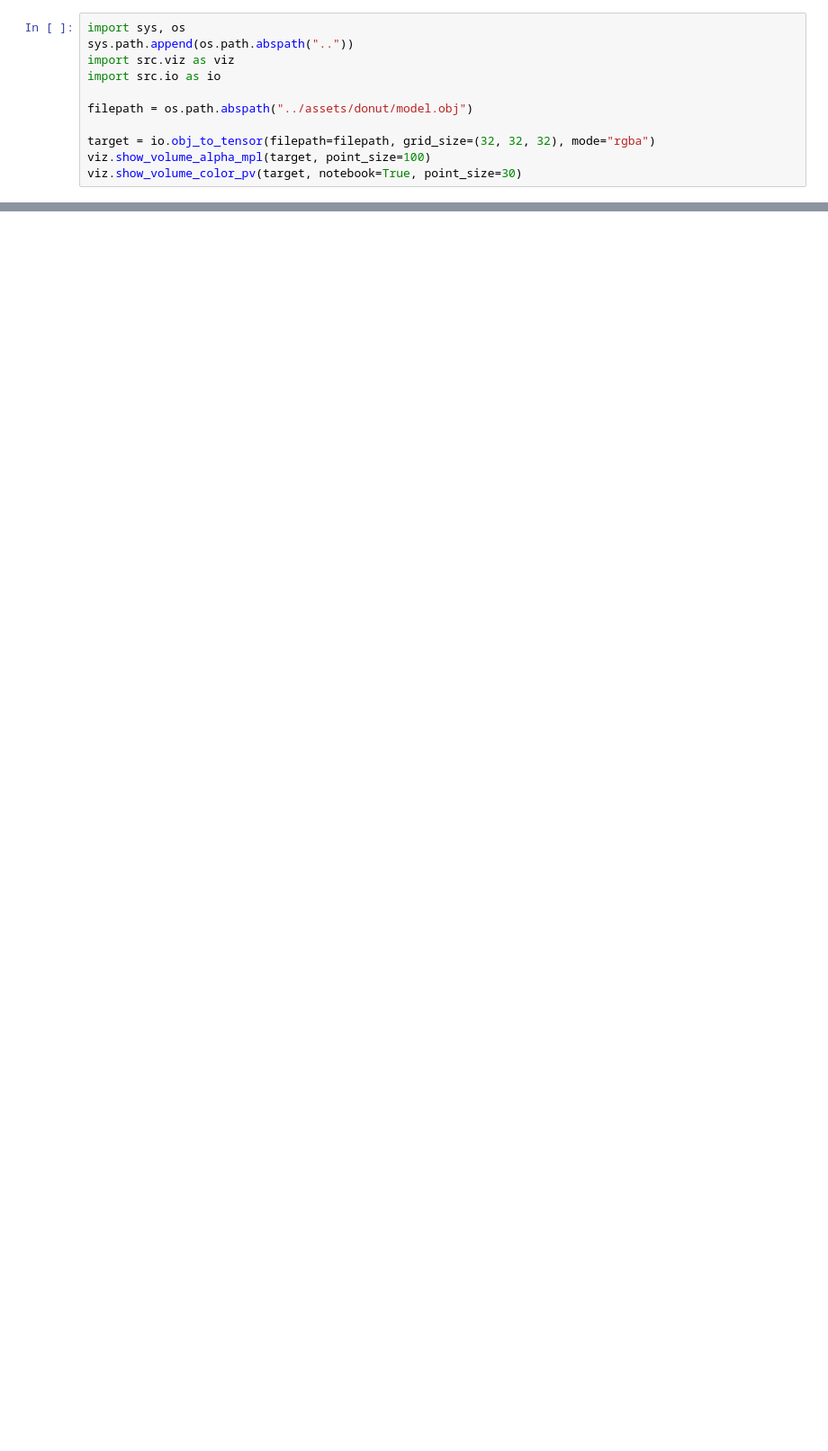
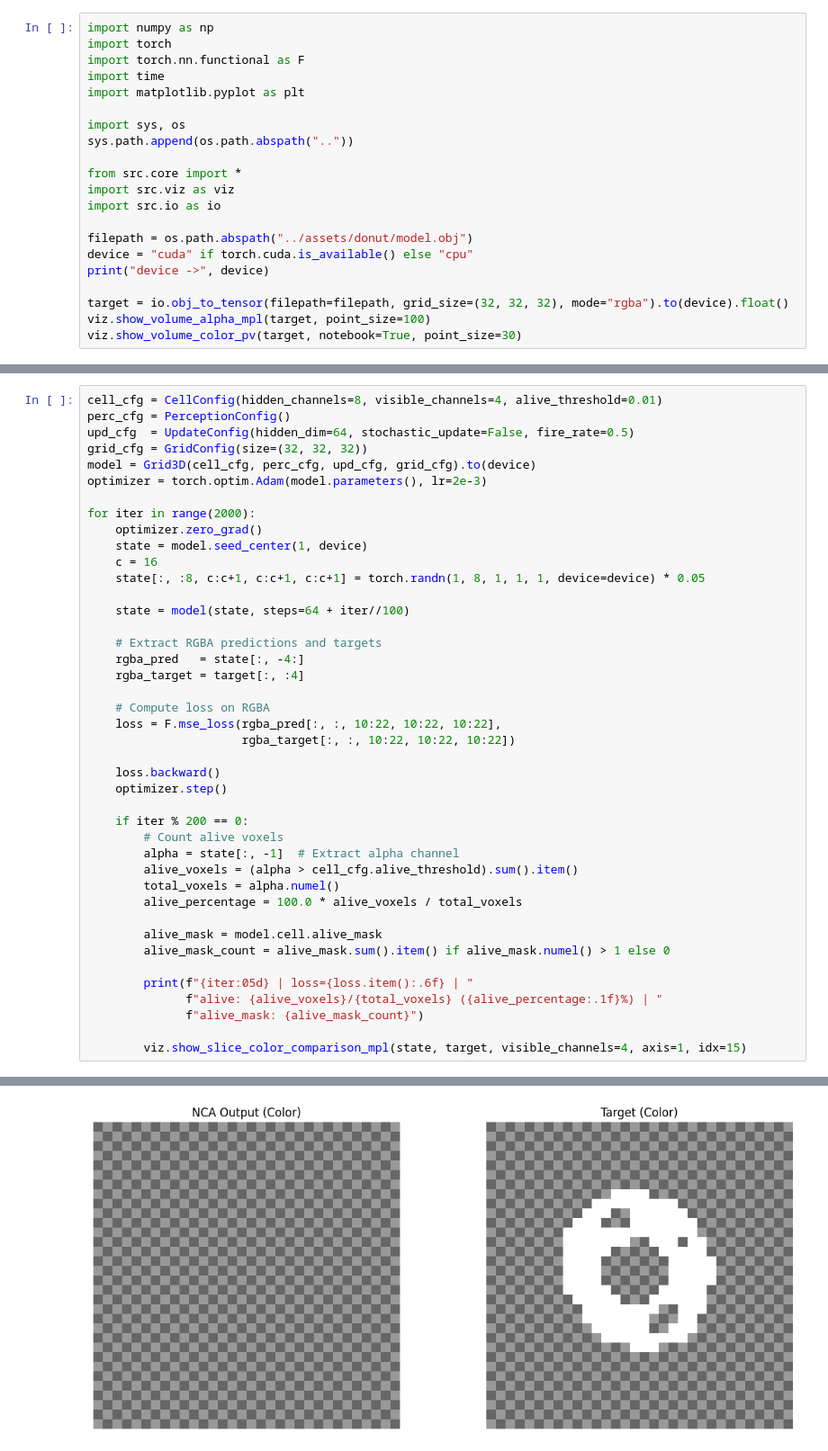
Before and after one commit to rm-a0/3d-nca, a Jupyter notebook: notebooks/04_donut_training_rgba.ipynb, the cells around one changed output, grey strips where cells are left out. Shown: that part at 90% size. Drawn from its saved outputs; the diff is of its cells as text; blank space fills up the shorter version.

Commit message:
feat: train nca with 4 visible channels (rgba)

```diff
--- a/notebooks/04_donut_training_rgba.ipynb
+++ b/notebooks/04_donut_training_rgba.ipynb
@@ -1,12 +1,22 @@
 # %%
+import numpy as np
+import torch
+import torch.nn.functional as F
+import time
+import matplotlib.pyplot as plt
+
 import sys, os
 sys.path.append(os.path.abspath(".."))
+
+from src.core import *
 import src.viz as viz
 import src.io as io
 
 filepath = os.path.abspath("../assets/donut/model.obj")
+device = "cuda" if torch.cuda.is_available() else "cpu"
+print("device ->", device)
 
-target = io.obj_to_tensor(filepath=filepath, grid_size=(32, 32, 32), mode="rgba")
+target = io.obj_to_tensor(filepath=filepath, grid_size=(32, 32, 32), mode="rgba").to(device).float()
 viz.show_volume_alpha_mpl(target, point_size=100)
 viz.show_volume_color_pv(target, notebook=True, point_size=30)
 # %% [output]
@@ -14,0 +26,43 @@ Widget(value='<iframe src="http://localhost:52137/index.html?ui=P_0x1e6eda2c350_
+# %%
+cell_cfg = CellConfig(hidden_channels=8, visible_channels=4, alive_threshold=0.01)
+perc_cfg = PerceptionConfig()
+upd_cfg  = UpdateConfig(hidden_dim=64, stochastic_update=False, fire_rate=0.5)
+grid_cfg = GridConfig(size=(32, 32, 32))
+model = Grid3D(cell_cfg, perc_cfg, upd_cfg, grid_cfg).to(device)
+optimizer = torch.optim.Adam(model.parameters(), lr=2e-3)
+
+for iter in range(2000):
+    optimizer.zero_grad()
+    state = model.seed_center(1, device)
+    c = 16
+    state[:, :8, c:c+1, c:c+1, c:c+1] = torch.randn(1, 8, 1, 1, 1, device=device) * 0.05
+
+    state = model(state, steps=64 + iter//100)
+
+    # Extract RGBA predictions and targets
+    rgba_pred   = state[:, -4:]
+    rgba_target = target[:, :4]
+
+    # Compute loss on RGBA
+    loss = F.mse_loss(rgba_pred[:, :, 10:22, 10:22, 10:22],
+                      rgba_target[:, :, 10:22, 10:22, 10:22])
+
+    loss.backward()
+    optimizer.step()
+
+    if iter % 200 == 0:
+        # Count alive voxels
+        alpha = state[:, -1]  # Extract alpha channel
+        alive_voxels = (alpha > cell_cfg.alive_threshold).sum().item()
+        total_voxels = alpha.numel()
+        alive_percentage = 100.0 * alive_voxels / total_voxels
+
+        alive_mask = model.cell.alive_mask
+        alive_mask_count = alive_mask.sum().item() if alive_mask.numel() > 1 else 0
+
+        print(f"{iter:05d} | loss={loss.item():.6f} | "
+              f"alive: {alive_voxels}/{total_voxels} ({alive_percentage:.1f}%) | "
+              f"alive_mask: {alive_mask_count}")
+
+        viz.show_slice_color_comparison_mpl(state, target, visible_channels=4, axis=1, idx=15)
+# %% [output]
@@ -14,0 +70 @@ Widget(value='<iframe src="http://localhost:52137/index.html?ui=P_0x1e6eda2c350_
+[figure, added]
```
Also changed, not shown: parts of 4 cells of this notebook, 2 other files.
